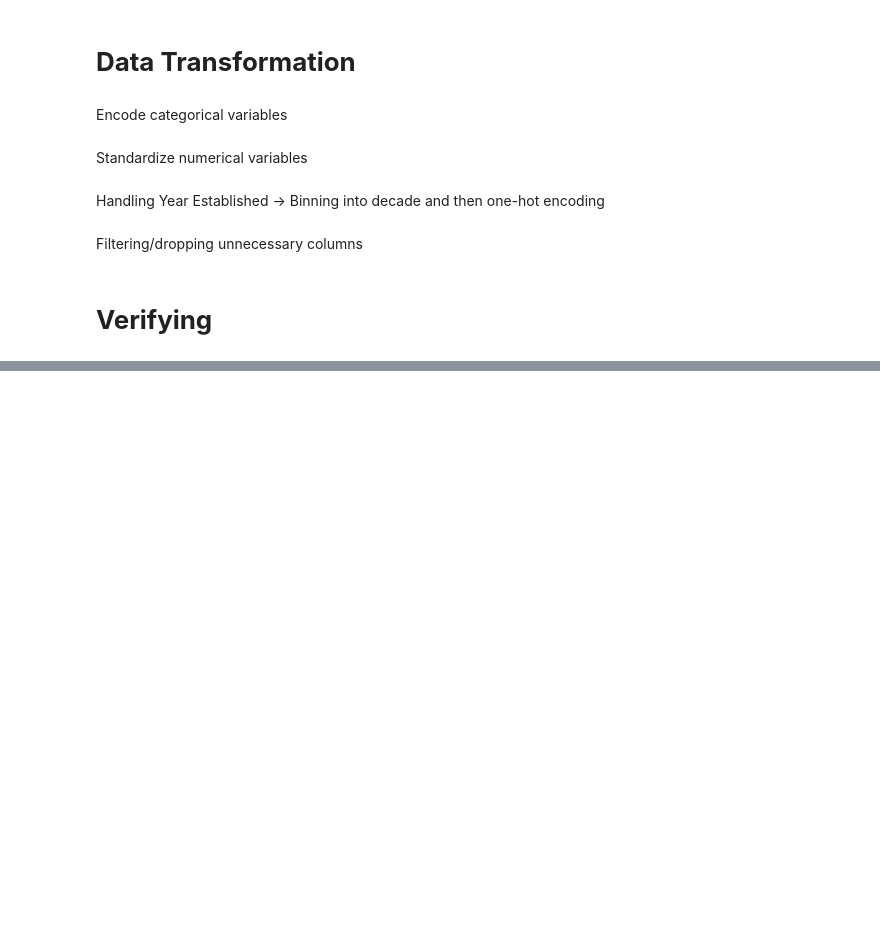
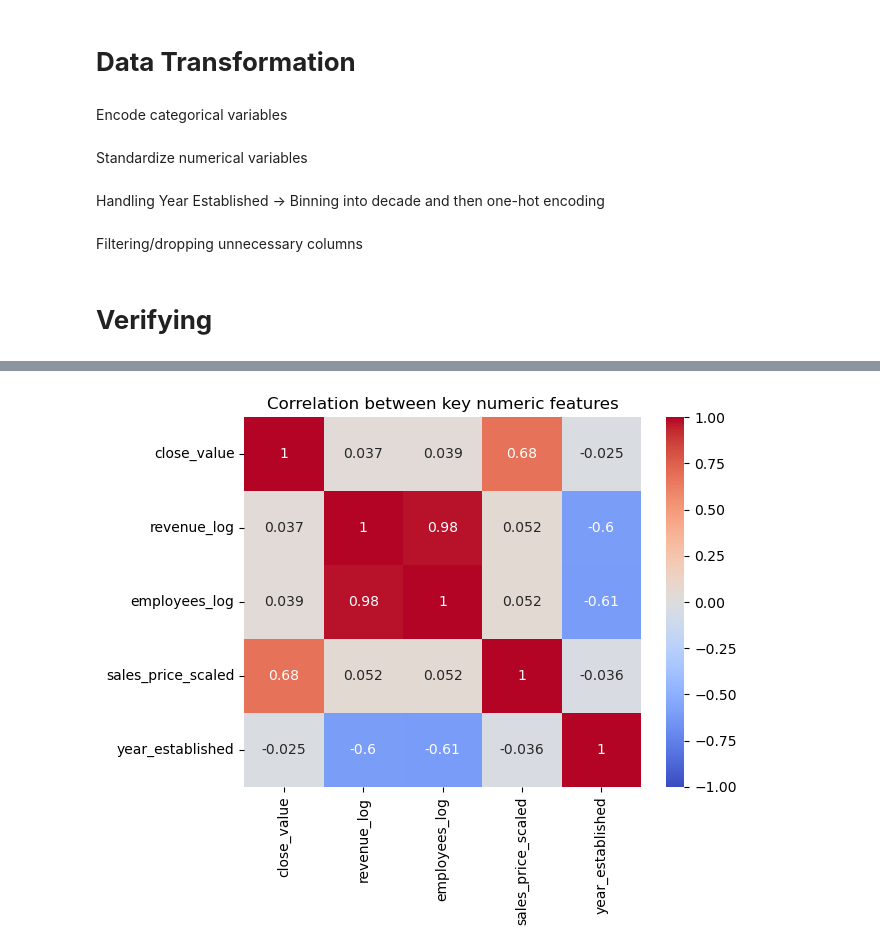
Before and after one commit to ishween/Team2A, a Jupyter notebook: Milestone_1.ipynb, the cells around one changed output, grey strips where cells are left out. Drawn from its saved outputs; the diff is of its cells as text; code cells hidden in the pictures; blank space fills up the shorter version.

```diff
--- a/Milestone_1.ipynb
+++ b/Milestone_1.ipynb
@@ -217,0 +248,10 @@ Index(['sales_agent', 'account', 'deal_stage', 'engage_date', 'close_date',
+# %%
+import seaborn as sns
+keep = ['close_value','revenue_log','employees_log','sales_price_scaled',
+        'year_established']  # adjust as needed
+sub = merged_df[ [c for c in keep if c in merged_df.columns] ].select_dtypes(include=[np.number])
+sns.heatmap(sub.corr(), annot=True, vmin=-1, vmax=1, cmap='coolwarm')
+plt.title('Correlation between key numeric features')
+plt.show()
+# %% [output]
+[figure, added]
```
Also changed, not shown: parts of 8 cells of this notebook.
